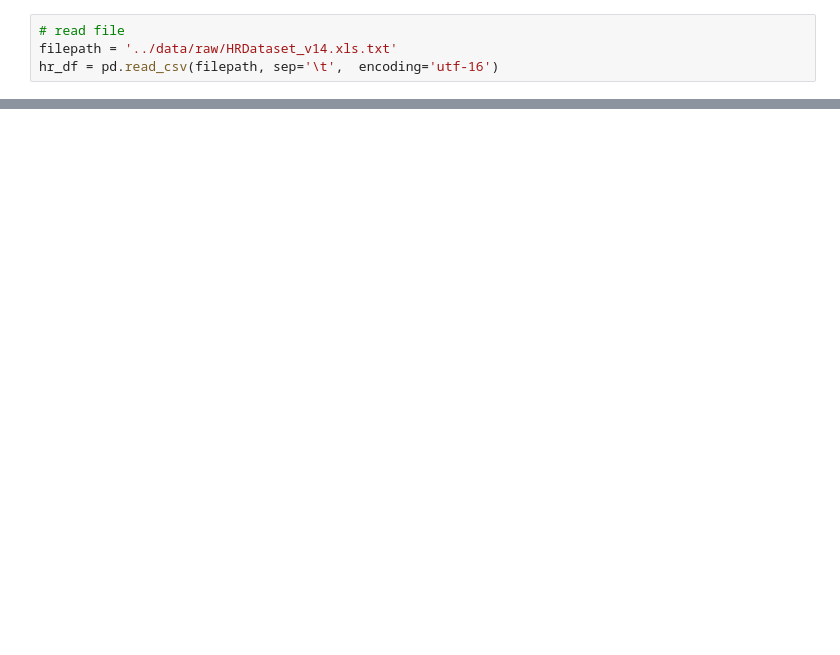
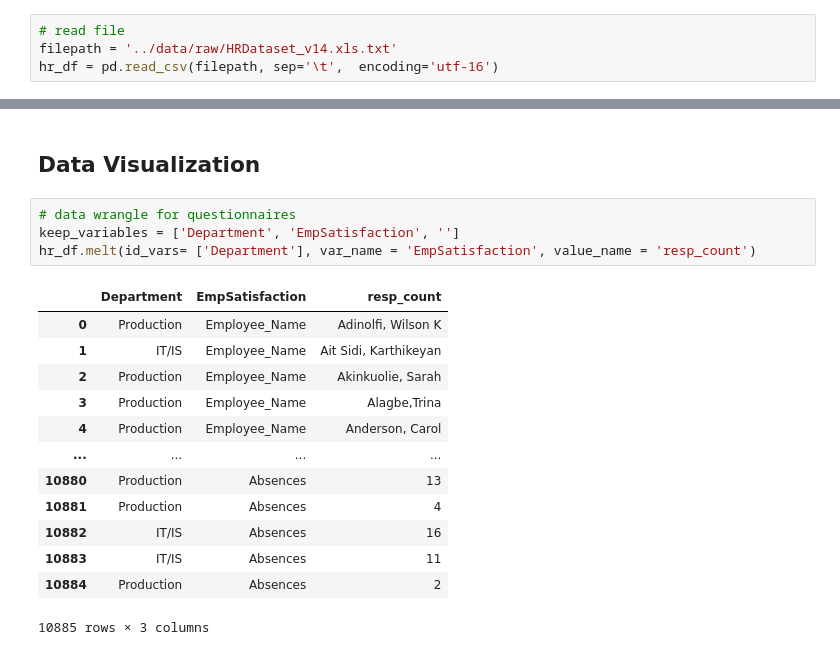
Before and after one commit to christiebarron/dvc10-hr, a Jupyter notebook: scripts/01_datawrangle.ipynb, the cells around one changed output, grey strips where cells are left out. Cells and saved outputs as stored; diff of their text form; blank space fills up the shorter version.

```diff
--- a/scripts/01_datawrangle.ipynb
+++ b/scripts/01_datawrangle.ipynb
@@ -89,0 +153,20 @@ dtype: object
+# %% [markdown]
+## Data Visualization
+# %%
+# data wrangle for questionnaires
+keep_variables = ['Department', 'EmpSatisfaction', '']
+hr_df.melt(id_vars= ['Department'], var_name = 'EmpSatisfaction', value_name = 'resp_count')
+# %% [output]
+|  | Department | EmpSatisfaction | resp_count |
+| 0 | Production | Employee_Name | Adinolfi, Wilson K |
+| 1 | IT/IS | Employee_Name | Ait Sidi, Karthikeyan |
+| 2 | Production | Employee_Name | Akinkuolie, Sarah |
+| 3 | Production | Employee_Name | Alagbe,Trina |
+| 4 | Production | Employee_Name | Anderson, Carol |
+| ... | ... | ... | ... |
+| 10880 | Production | Absences | 13 |
+| 10881 | Production | Absences | 4 |
+| 10882 | IT/IS | Absences | 16 |
+| 10883 | IT/IS | Absences | 11 |
+| 10884 | Production | Absences | 2 |
+10885 rows × 3 columns
```
Also changed, not shown: parts of 17 cells of this notebook, 5 other files.
